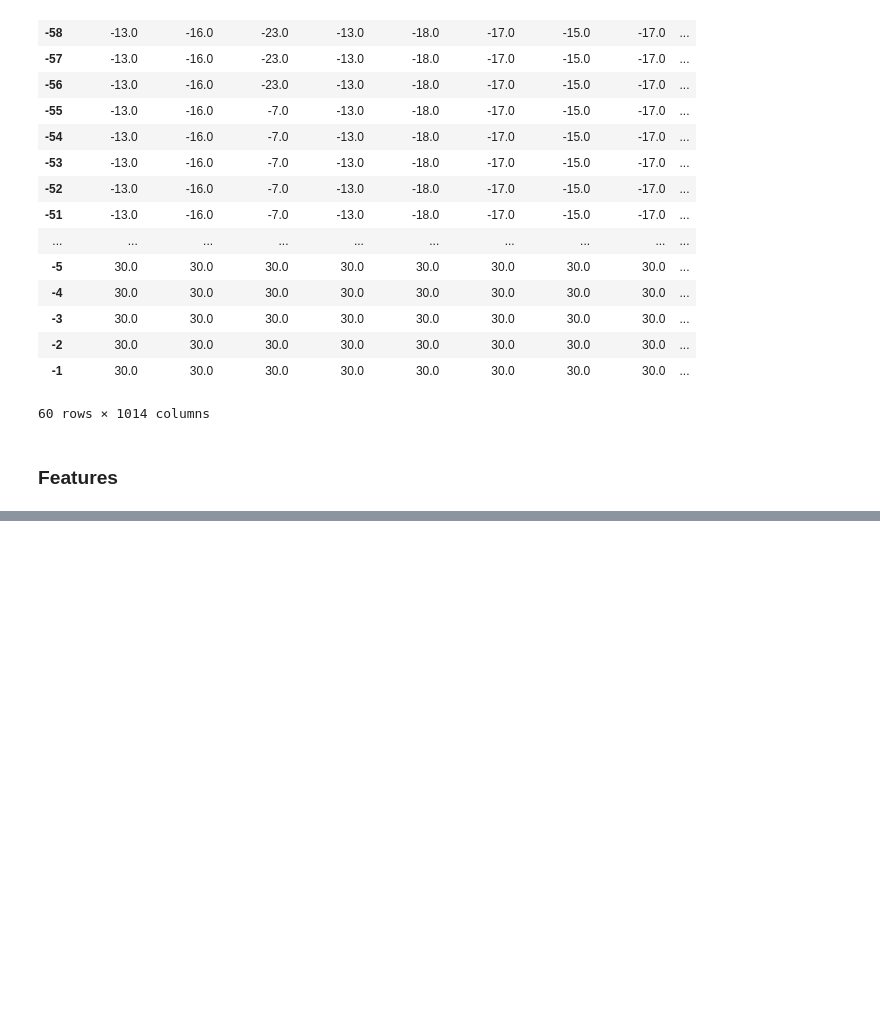
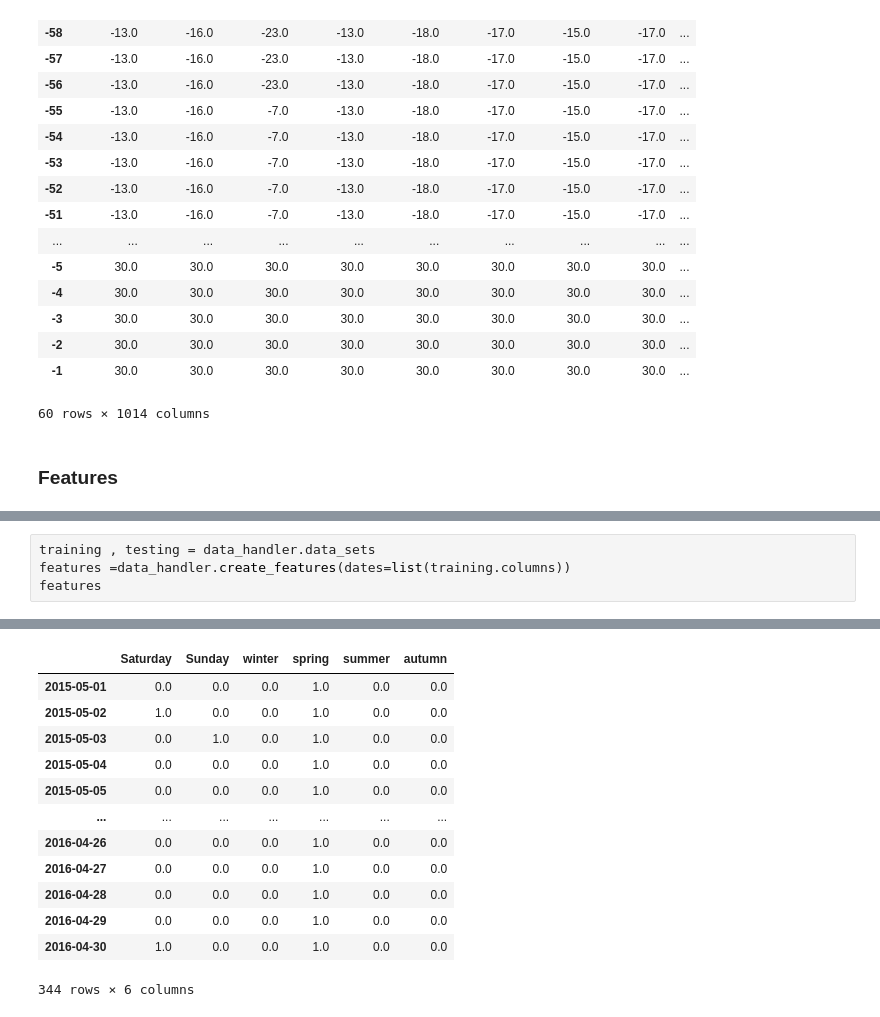
Before and after one commit to iplitharas/decision_tree, a Jupyter notebook: decision_tree.ipynb, the cells around one changed output, grey strips where cells are left out. Drawn from its saved outputs; the diff is of its cells as text; blank space fills up the shorter version.

```diff
--- a/decision_tree.ipynb
+++ b/decision_tree.ipynb
@@ -87,0 +61,5 @@ data_handler.features
+# %%
+training , testing = data_handler.data_sets
+features =data_handler.create_features(dates=list(training.columns))
+features
+# %% [output]
@@ -87,0 +70,13 @@ data_handler.features
+|  | Saturday | Sunday | winter | spring | summer | autumn |
+| 2015-05-01 | 0.0 | 0.0 | 0.0 | 1.0 | 0.0 | 0.0 |
+| 2015-05-02 | 1.0 | 0.0 | 0.0 | 1.0 | 0.0 | 0.0 |
+| 2015-05-03 | 0.0 | 1.0 | 0.0 | 1.0 | 0.0 | 0.0 |
+| 2015-05-04 | 0.0 | 0.0 | 0.0 | 1.0 | 0.0 | 0.0 |
+| 2015-05-05 | 0.0 | 0.0 | 0.0 | 1.0 | 0.0 | 0.0 |
+| ... | ... | ... | ... | ... | ... | ... |
+| 2016-04-26 | 0.0 | 0.0 | 0.0 | 1.0 | 0.0 | 0.0 |
+| 2016-04-27 | 0.0 | 0.0 | 0.0 | 1.0 | 0.0 | 0.0 |
+| 2016-04-28 | 0.0 | 0.0 | 0.0 | 1.0 | 0.0 | 0.0 |
+| 2016-04-29 | 0.0 | 0.0 | 0.0 | 1.0 | 0.0 | 0.0 |
+| 2016-04-30 | 1.0 | 0.0 | 0.0 | 1.0 | 0.0 | 0.0 |
+344 rows × 6 columns
```
Also changed, not shown: parts of 6 cells of this notebook, 6 other files.
